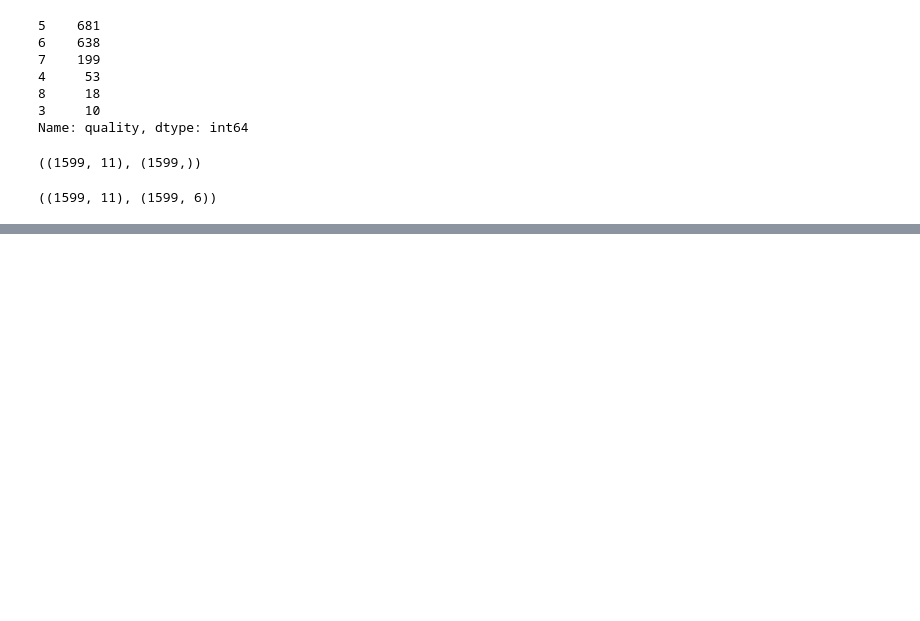
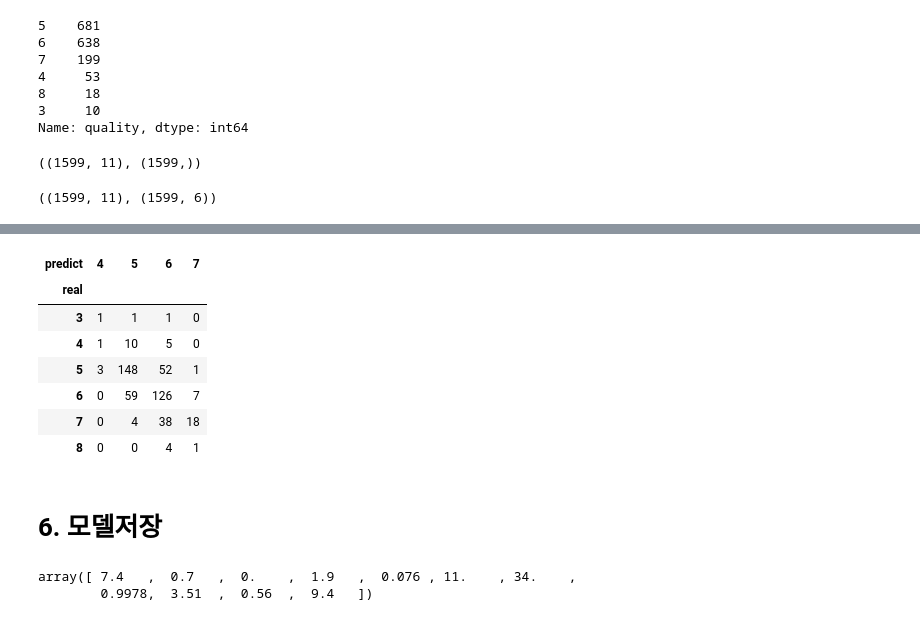
Before and after one commit to seungdobaek/ai_x, a Jupyter notebook: source/05_DeepLearning/09_win품질등급예측(다중분류).ipynb, the cells around one changed output, grey strips where cells are left out. Saved outputs shown, nothing was run; the diff lists cells and outputs as text; code cells hidden in the pictures; blank space fills up the shorter version.

```diff
--- a/source/05_DeepLearning/09_win품질등급예측(다중분류).ipynb
+++ b/source/05_DeepLearning/09_win품질등급예측(다중분류).ipynb
@@ -130,0 +159,9 @@ scaled_X_redwine.shape, Y_redwine.shape
+# %%
+model = Sequential()
+model.add(Input(shape=11))
+model.add(Dense(units=50, activation='relu'))
+model.add(Dense(units=50, activation='relu'))
+model.add(Dropout(0.3))
+model.add(Dense(units=30, activation='relu'))
+model.add(Dense(units=6, activation='softmax'))
+model.summary()
@@ -130,0 +268,6 @@ scaled_X_redwine.shape, Y_redwine.shape
+# %%
+# 교차표 (실제값과 예측값을 1차원 데이터로)
+real = Y_test.argmax(axis=1)+3 # 실제값
+pred = model.predict(X_test).argmax(axis=1)+3
+pd.crosstab(real, pred, rownames=['real'], colnames=['predict'])
+# %% [output]
@@ -130,0 +275,15 @@ scaled_X_redwine.shape, Y_redwine.shape
+| predict | 4 | 5 | 6 | 7 |
+| real |  |  |  |  |
+| 3 | 1 | 1 | 1 | 0 |
+| 4 | 1 | 10 | 5 | 0 |
+| 5 | 3 | 148 | 52 | 1 |
+| 6 | 0 | 59 | 126 | 7 |
+| 7 | 0 | 4 | 38 | 18 |
+| 8 | 0 | 0 | 4 | 1 |
+# %% [markdown]
+# 6. 모델저장
+# %%
+X_redwine[0]
+# %% [output]
+array([ 7.4   ,  0.7   ,  0.    ,  1.9   ,  0.076 , 11.    , 34.    ,
+        0.9978,  3.51  ,  0.56  ,  9.4   ])
```
Also changed, not shown: parts of 15 cells of this notebook, 57 other files.
